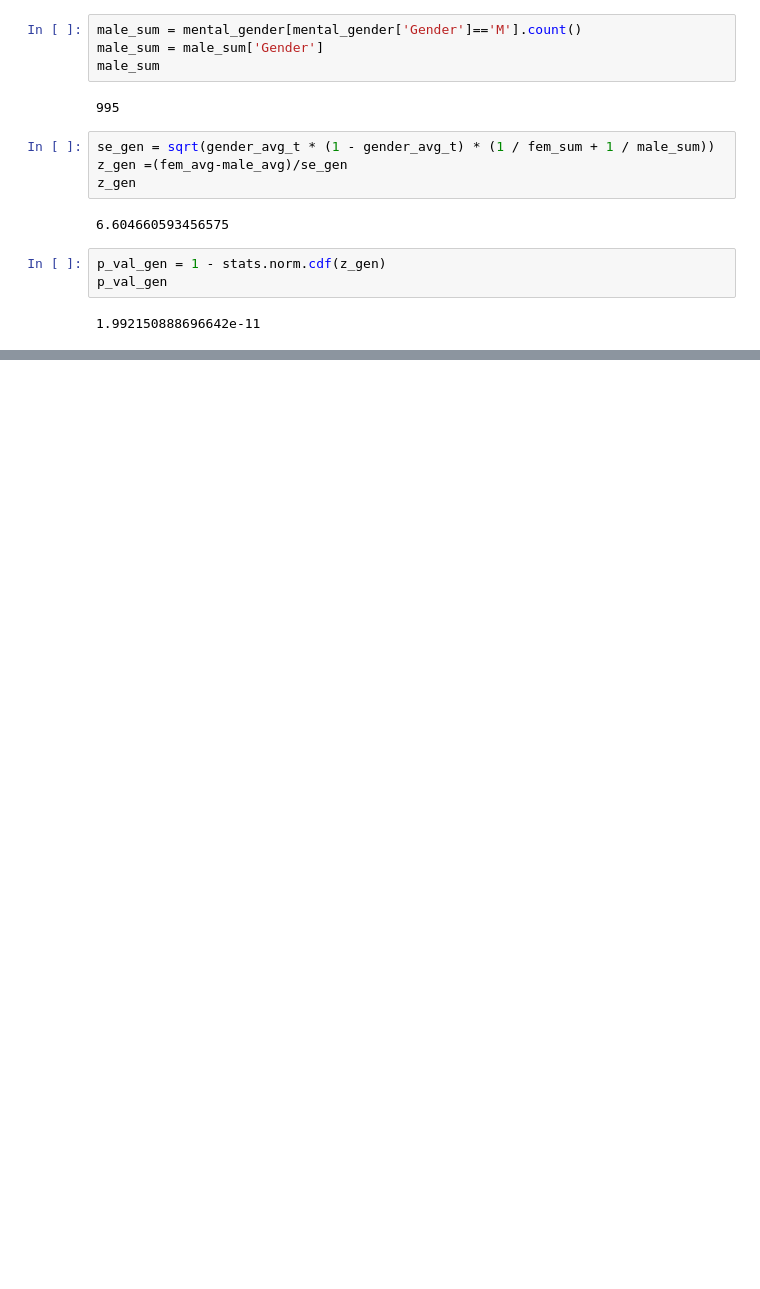
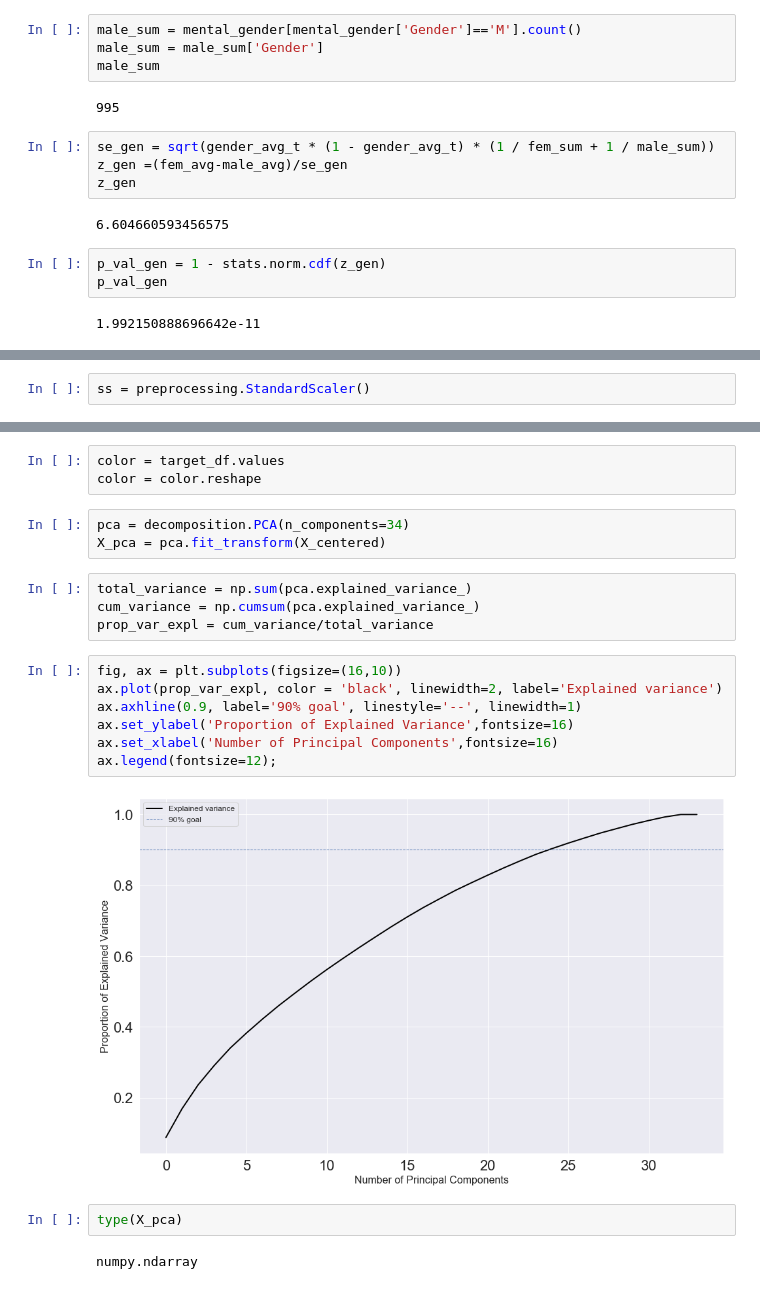
Before and after one commit to Pschmeiser/capstone_1_mental_health, a Jupyter notebook: capstone_1_pschmeiser.ipynb, the cells around one changed output, grey strips where cells are left out. Drawn from its saved outputs; the diff is of its cells as text; blank space fills up the shorter version.

```diff
--- a/capstone_1_pschmeiser.ipynb
+++ b/capstone_1_pschmeiser.ipynb
@@ -283,0 +584,2 @@ p_val_gen
+# %%
+ss = preprocessing.StandardScaler()
@@ -283,0 +633,23 @@ p_val_gen
+# %%
+color = target_df.values
+color = color.reshape
+# %%
+pca = decomposition.PCA(n_components=34)
+X_pca = pca.fit_transform(X_centered)
+# %%
+total_variance = np.sum(pca.explained_variance_)
+cum_variance = np.cumsum(pca.explained_variance_)
+prop_var_expl = cum_variance/total_variance
+# %%
+fig, ax = plt.subplots(figsize=(16,10))
+ax.plot(prop_var_expl, color = 'black', linewidth=2, label='Explained variance')
+ax.axhline(0.9, label='90% goal', linestyle='--', linewidth=1)
+ax.set_ylabel('Proportion of Explained Variance',fontsize=16)
+ax.set_xlabel('Number of Principal Components',fontsize=16)
+ax.legend(fontsize=12);
+# %% [output]
+[figure, added]
+# %%
+type(X_pca)
+# %% [output]
+numpy.ndarray
```
Also changed, not shown: parts of 101 cells of this notebook, 56 other files.
